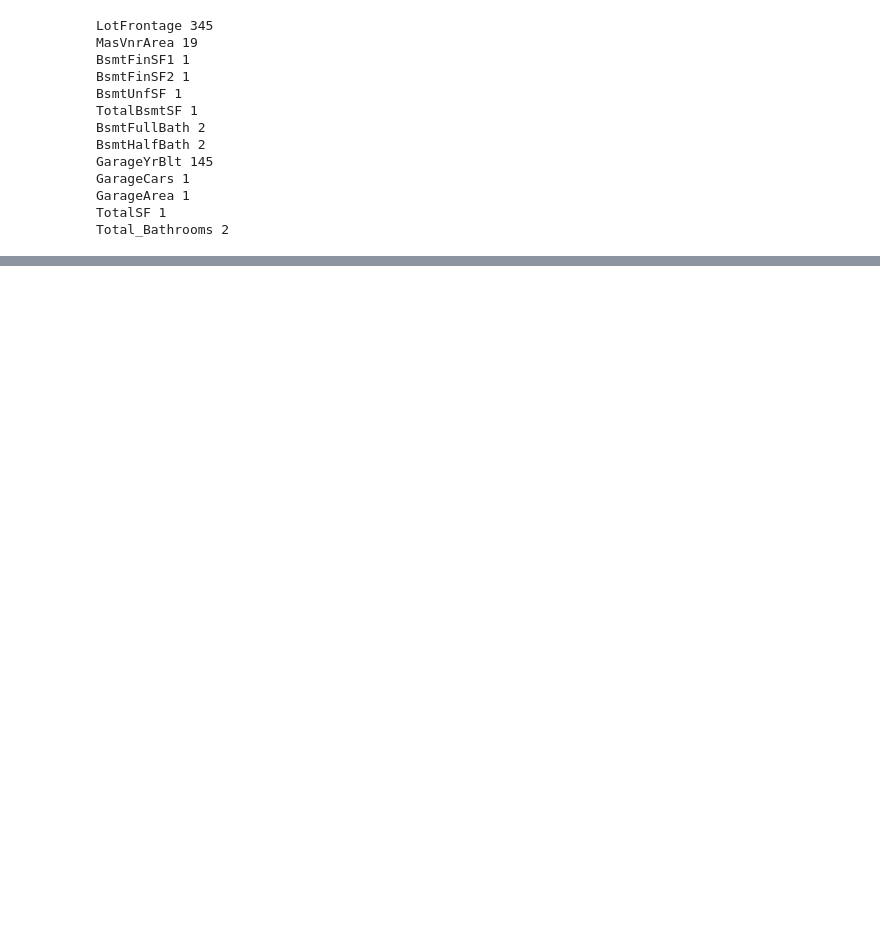
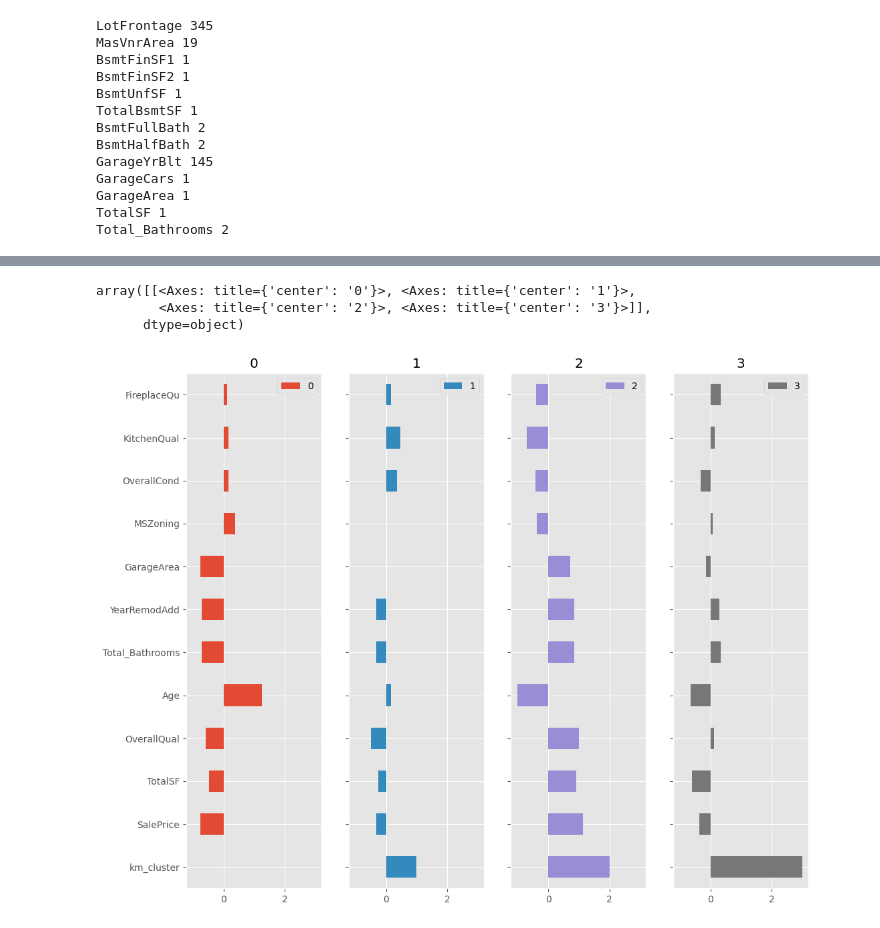
Before and after one commit to dkdkdkdkd/kaggle_study, a Jupyter notebook: kaggle_book_start/kaggle_house_prices.ipynb, the cells around one changed output, grey strips where cells are left out. Drawn from its saved outputs; the diff is of its cells as text; code cells hidden in the pictures; blank space fills up the shorter version.

```diff
--- a/kaggle_book_start/kaggle_house_prices.ipynb
+++ b/kaggle_book_start/kaggle_house_prices.ipynb
@@ -1154,0 +1460,4 @@ RandomForestRegressor does not accept missing values encoded as NaN natively. Fo
+# %%
+houser_cluster = KMeans(n_clusters=4).fit_predict(train_scaled)
+# %%
+train_scaled_df["km_cluster"] = houser_cluster
@@ -1154,0 +1472,5 @@ RandomForestRegressor does not accept missing values encoded as NaN natively. Fo
+# %%
+cluster_mean = train_scaled_df[["km_cluster", "SalePrice", "TotalSF", "OverallQual", "Age","Total_Bathrooms", "YearRemodAdd", "GarageArea",
+                                "MSZoning", "OverallCond", "KitchenQual", "FireplaceQu"]].groupby("km_cluster").mean().reset_index()
+# %%
+cluster_mean = cluster_mean.T
@@ -1154,0 +1493,7 @@ RandomForestRegressor does not accept missing values encoded as NaN natively. Fo
+# %%
+cluster_mean.plot(figsize=(12,10), kind='barh', subplots=True, layout=(1,4), sharey=True)
+# %% [output]
+array([[<Axes: title={'center': '0'}>, <Axes: title={'center': '1'}>,
+        <Axes: title={'center': '2'}>, <Axes: title={'center': '3'}>]],
+      dtype=object)
+[figure, added]
```
Also changed, not shown: parts of 61 cells of this notebook, 1 other file.
